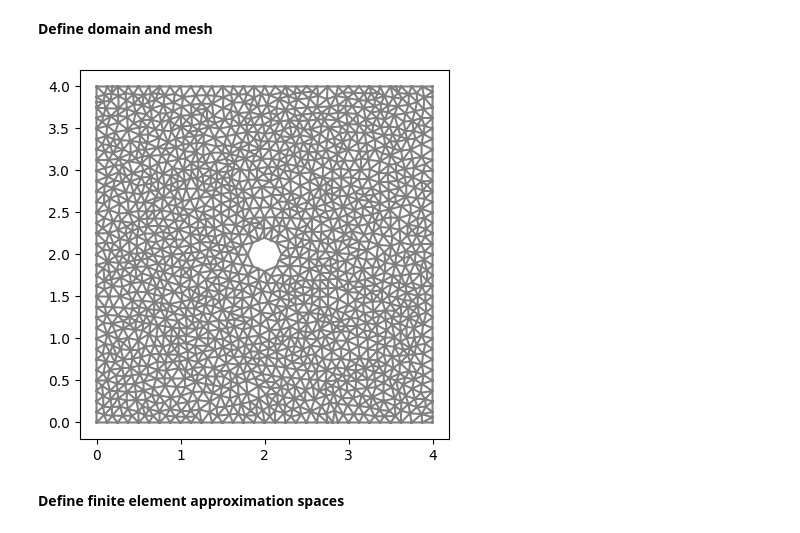
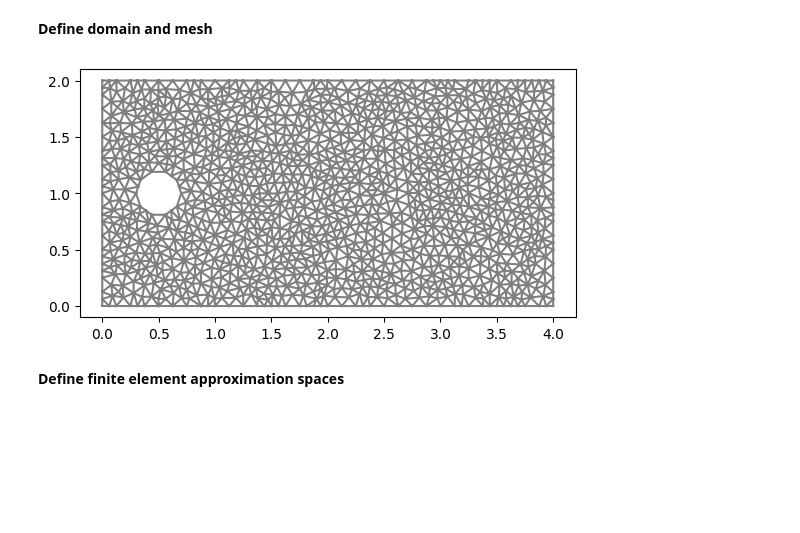
Before and after one commit to katty-anay/Fluid_mechanics_, a Jupyter notebook: Report-Stokes-AMR.ipynb, the cells around one changed output. Saved outputs shown, nothing was run; the diff lists cells and outputs as text; code cells hidden in the pictures; blank space fills up the shorter version.

```diff
--- a/Report-Stokes-AMR.ipynb
+++ b/Report-Stokes-AMR.ipynb
@@ -154,34 +145,33 @@ To read more about how to use similar methods for more complex problems, see e.g
 # %%
 # Define rectangular domain
 L = 4
-H = 4
+H = 2
 
 # Define circle
-xc = 0.5*L
+xc = 0.5
 yc = 0.5*H
 rc = 0.2
 
 # Generate mesh (examples with and without a hole in the mesh)
 resolution = 32
-#mesh = RectangleMesh(Point(0.0, 0.0), Point(L, H), L*resolution, H*resolution)
 mesh = generate_mesh(Rectangle(Point(0.0,0.0), Point(L,H)) - Circle(Point(xc,yc),rc), resolution)
 
 # Local mesh refinement (specified by a cell marker)
 init_no_levels = 0
 for i in range(0,init_no_levels):
   cell_marker = MeshFunction("bool", mesh, mesh.topology().dim())
   for cell in cells(mesh):
     cell_marker[cell] = False
     p = cell.midpoint()
     if p.distance(Point(0.5, 0.5)) < 1.0:
         cell_marker[cell] = True
   mesh = refine(mesh, cell_marker)
 
 plt.figure()
 plot(mesh)
 plt.show()
 # %% [output]
-[figure, old version]
+[figure, new version]
 # %% [markdown]
 **Define finite element approximation spaces**
 # %%
```
Also changed, not shown: parts of 12 cells of this notebook.
